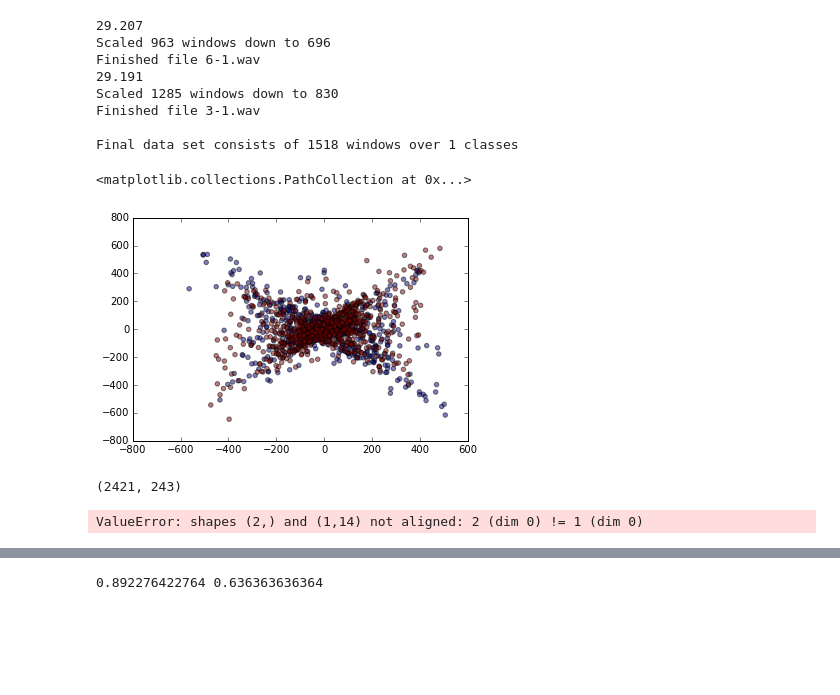
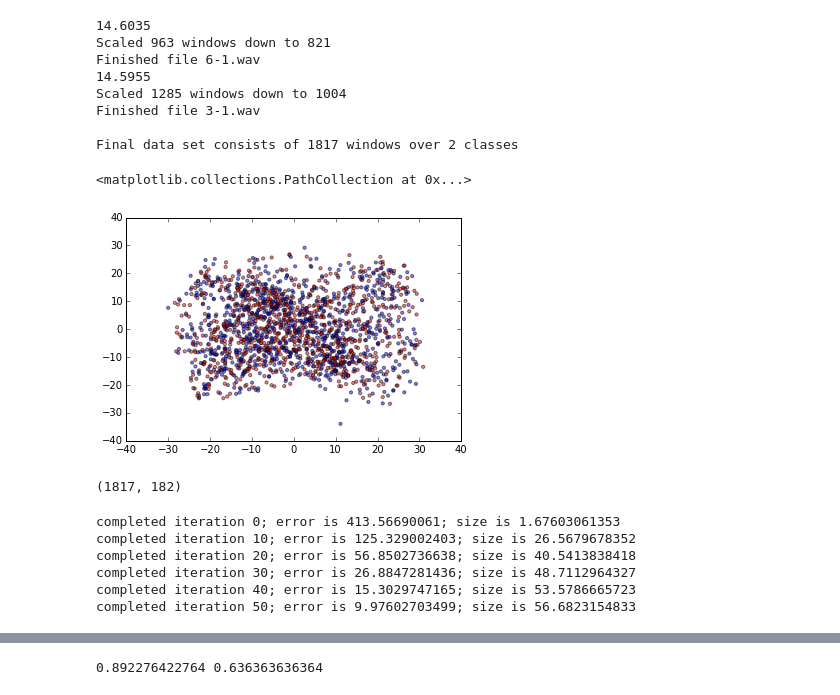
Before and after one commit to daviswer/SpeechAuthenticator, a Jupyter notebook: AnalysisEngine.ipynb, the cells around one changed output, grey strips where cells are left out. Saved outputs shown, nothing was run; the diff lists cells and outputs as text; code cells hidden in the pictures; blank space fills up the shorter version.

Commit message:
Softmax needs tweaking but everything neural works

```diff
--- a/AnalysisEngine.ipynb
+++ b/AnalysisEngine.ipynb
@@ -14,30 +14,32 @@ from scipy.fftpack import fft, dct
 from pylab import *
 from numpy import dot, outer
 from sklearn.decomposition import PCA
+# %%
+c = 3
+filelist = ['6-1.wav',
+            '3-1.wav'
+            ]
+info = WAVreader(filelist, [-1,1], 0.05)
+data = info.concatset
+# %% [output]
+14.6035
+Scaled 963 windows down to 821
+Finished file 6-1.wav
+14.5955
+Scaled 1285 windows down to 1004
+Finished file 3-1.wav
+
+Final data set consists of 1817 windows over 2 classes
 # %%
-c = 3
-filelist = ['6-1.wav',
-            '3-1.wav'
-            ]
-data = WAVreader(filelist, [], 0.1)
-
-X = [dat[0] for dat in data.concatset]
-labels = [(dat[1]+0.0)/len(data.dataset) for dat in data.concatset]
+X = [dat[0] for dat in info.lnDeltaset]
+labels = [(dat[1]+0.0)/info.length*2 for dat in info.concatset]
 pca = PCA(n_components=2)
 pca.fit(X)
 newX = pca.transform(X)
-scatter([x[0] for x in newX], [x[1] for x in newX],c=labels,alpha=0.5)
+scatter([x[0] for x in newX], [x[1] for x in newX],c=[[1,0,0],[0,0,1]],alpha=0.5,s=10)
 # %% [output]
-29.207
-Scaled 963 windows down to 696
-Finished file 6-1.wav
-29.191
-Scaled 1285 windows down to 830
-Finished file 3-1.wav
-
-Final data set consists of 1518 windows over 1 classes
+<matplotlib.collections.PathCollection at 0x...>
-<matplotlib.collections.PathCollection at 0x...>
-[figure, old version]
+[figure, new version]
 # %%
 trainset = []
 testset = []
@@ -46,10 +48,15 @@ for i in xrange(len(data)):
     else: trainset.append(data[i])
 print (len(data), len(testset))
 # %% [output]
-(2421, 243)
+(1817, 182)
 # %%
-NTN = ShallowNeuralNetwork(hidden_dim=13)#input_dim=26, hidden_dim=13)
+NTN = ShallowNeuralNetwork()#input_dim=26, hidden_dim=13)
 # cProfile.run('NTN.train(trainset, maxiter=41, alpha=0.0001, lmbda=0.001, display_progress=True)')
-NTN.train(trainset, maxiter=51, alpha=0.0001, lmbda=0.001, display_progress=True)
+NTN.train(trainset, maxiter=51, alpha=0.0001, display_progress=True)
 # %% [output]
-ValueError: shapes (2,) and (1,14) not aligned: 2 (dim 0) != 1 (dim 0)
+completed iteration 0; error is 413.56690061; size is 1.67603061353
+completed iteration 10; error is 125.329002403; size is 26.5679678352
+completed iteration 20; error is 56.8502736638; size is 40.5413838418
+completed iteration 30; error is 26.8847281436; size is 48.7112964327
+completed iteration 40; error is 15.3029747165; size is 53.5786665723
+completed iteration 50; error is 9.97602703499; size is 56.6823154833
```
Also changed, not shown: parts of 4 cells of this notebook, 4 other files.
